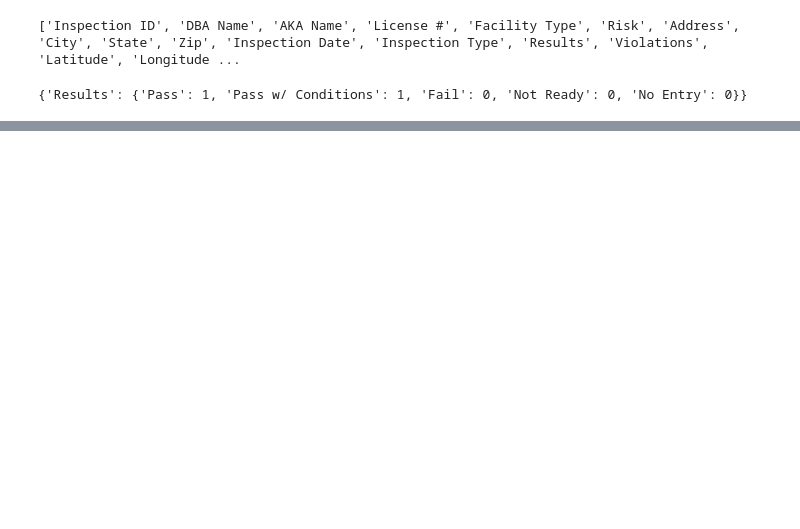
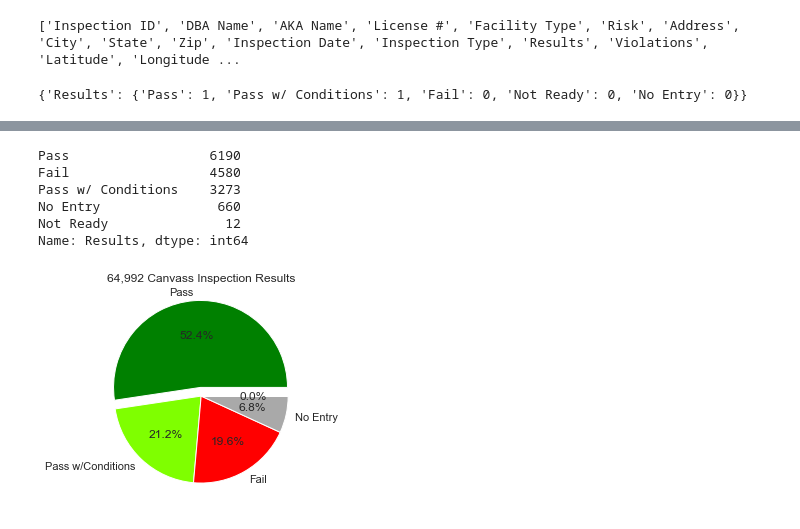
Before and after one commit to kynanl/K.I.K-Project-1, a Jupyter notebook: K.I.K_Group_Project.ipynb, the cells around one changed output, grey strips where cells are left out. Cells and saved outputs as stored; diff of their text form; code cells hidden in the pictures; blank space fills up the shorter version.

Commit message:
Kynan added his code

```diff
--- a/K.I.K_Group_Project.ipynb
+++ b/K.I.K_Group_Project.ipynb
@@ -363,0 +345,29 @@ weighted avg       0.56      0.75      0.64     38637
+# %%
+#Kynan isolate complaint inspections and canvas inspections
+complaint_data = clean_data[clean_data["Inspection Type"]== "Complaint"]
+canvass_data = clean_data[clean_data["Inspection Type"]== "Canvass"]
+# %%
+#Kynan look at inspection pass fail rates by inspection type
+complaint_consequence = complaint_data["Results"]
+canvass_consequence = canvass_data["Results"]
+complaint_consequence.value_counts()
+com_consequences = ["Pass", "Fail", "Pass w/Conditions", "No Entry", " "]
+canvass_consequence.value_counts()
+can_consequences = ["Pass", "Pass w/Conditions",  "Fail","No Entry", " "]
+complaint_consequence.value_counts()
+# %% [output]
+Pass                  6190
+Fail                  4580
+Pass w/ Conditions    3273
+No Entry               660
+Not Ready               12
+Name: Results, dtype: int64
+# %%
+#Kynan visualize Inspection results for Canvass Inspections
+colors_can = ["green", "Chartreuse", "red", "darkgrey", "white"]
+explode = (0.1,0,0,0,0)
+plt.pie(canvass_consequence.value_counts(), labels = can_consequences, autopct="%1.1f%%", colors = colors_can, explode = explode)
+plt.title("64,992 Canvass Inspection Results")
+plt.savefig("Canvass Inspection Results")
+# %% [output]
+[figure, added]
```
Also changed, not shown: parts of 42 cells of this notebook.
